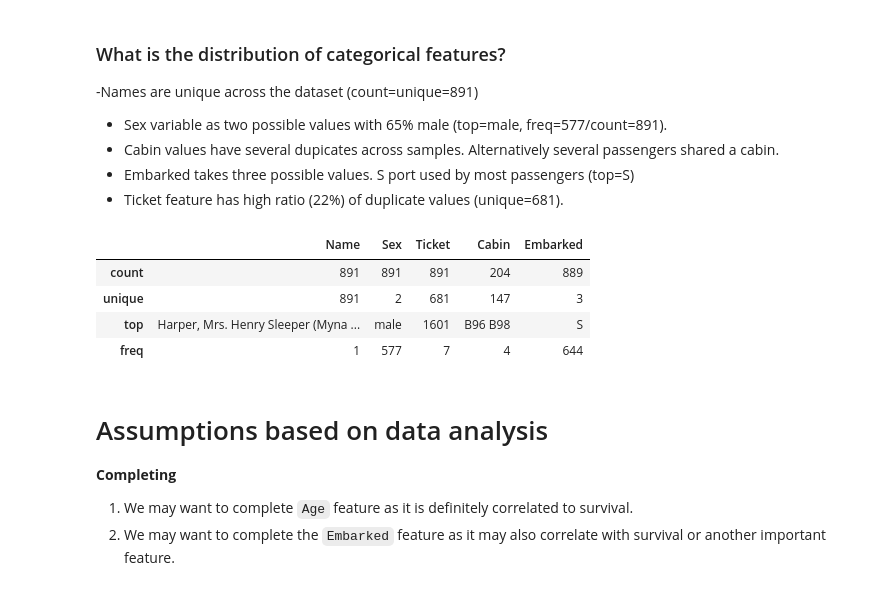
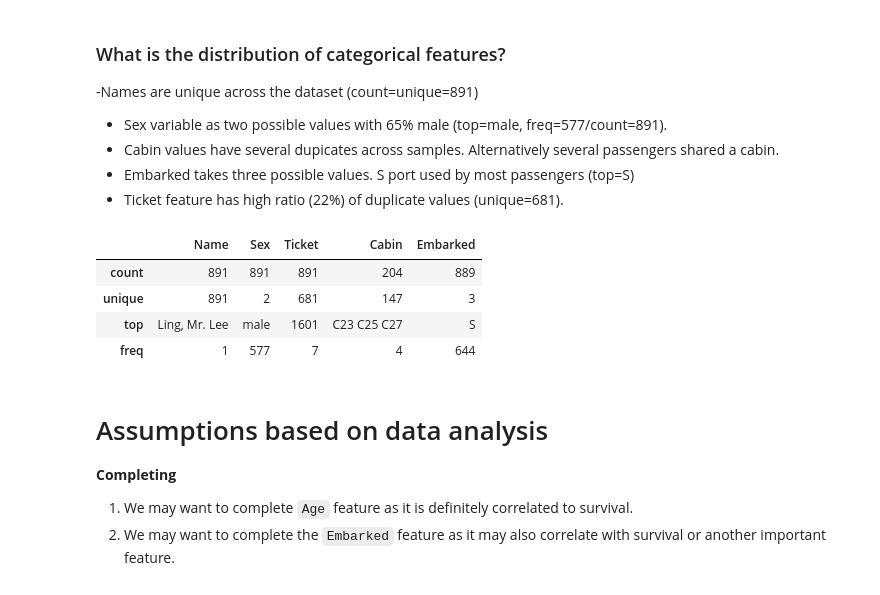
Before and after one commit to matyushkin/competitions, a Jupyter notebook: titanic/titanic.ipynb, the cells around one changed output. Cells and saved outputs as stored; diff of their text form; code cells hidden in the pictures.

```diff
--- a/titanic/titanic.ipynb
+++ b/titanic/titanic.ipynb
@@ -49,8 +48,8 @@ from sklearn.tree import DecisionTreeClassifier
 # %% [markdown]
 ## Acquire data
 # %%
-train_df = pd.read_csv("train.csv")
-train_df.head()
+train_data = pd.read_csv("train.csv")
+train_data.head()
 # %% [output]
 |  | PassengerId | Survived | Pclass | Name | Sex | Age | SibSp | Parch | Ticket | Fare | ... |
 | 0 | 1 | 0 | 3 | Braund, Mr. Owen Harris | male | 22.0 | 1 | 0 | A/5 21171 | 7.2500 | ... |
@@ -152,12 +151,12 @@ train_df.describe()
 - Embarked takes three possible values. S port used by most passengers (top=S)
 - Ticket feature has high ratio (22%) of duplicate values (unique=681).
 # %%
-train_df.describe(include=['O'])
+train_data.describe(include=['O'])
 # %% [output]
 |  | Name | Sex | Ticket | Cabin | Embarked |
 | count | 891 | 891 | 891 | 204 | 889 |
 | unique | 891 | 2 | 681 | 147 | 3 |
-| top | Harper, Mrs. Henry Sleeper (Myna ... | male | 1601 | B96 B98 | S |
+| top | Ling, Mr. Lee | male | 1601 | C23 C25 C27 | S |
 | freq | 1 | 577 | 7 | 4 | 644 |
 # %% [markdown]
 # Assumptions based on data analysis
```
Also changed, not shown: parts of 20 cells of this notebook, 4 other files.
